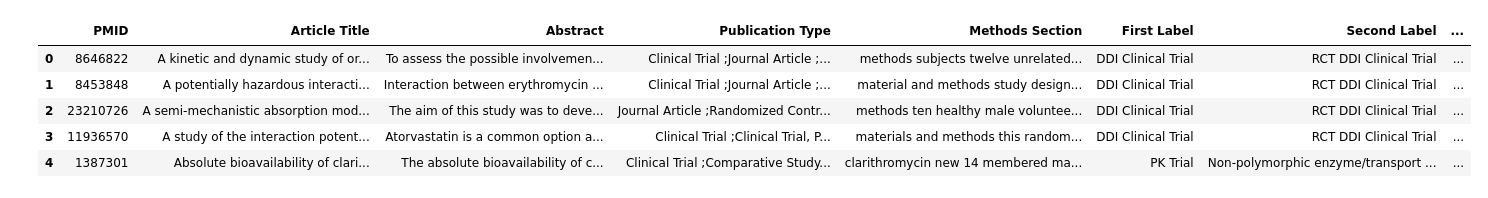
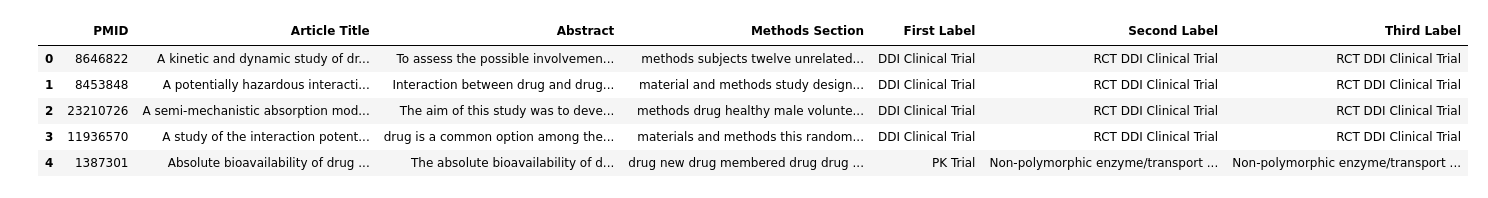
Before and after one commit to infoqualitylab/DDI_Evidence_Classification, a Jupyter notebook: Scripts/Multiclass_Classifier.ipynb, the cells around one changed output. Cells and saved outputs as stored; diff of their text form; code cells hidden in the pictures.

```diff
--- a/Scripts/Multiclass_Classifier.ipynb
+++ b/Scripts/Multiclass_Classifier.ipynb
@@ -1,16 +1,27 @@
 # %%
 #READ DATA FROM PREPROCESSED FILE
 import pandas as pd
 #CHANGE THE PATH TO THE FOLDER WHERE YOU STORE DATA
-df = pd.read_csv('/Users/phuong/Documents/JBI_paper/Data_files/Main_Data/All_Papers_Preprocessed.csv',encoding ='latin1')
+df_new = pd.read_csv('/Users/phuong/Documents/DDI_Evidence_Classification/Data/processed_Training_Papers.csv',encoding ='latin1')
+
+df_old = pd.read_csv('/Users/phuong/Documents/DDI_Evidence_Classification/Data/Training_Papers.csv',encoding ='latin1')
+df_old.head()
+
+df = pd.merge(df_new, df_old, on='PMID')
+df = df[['PMID','Article Title_x','Abstract_x','PMCID','First Label','Second Label',"Third Label"]]
+
+df.rename(columns = {'Article Title_x':'Article Title'}, inplace = True)
+df.rename(columns = {'Abstract_x':'Abstract'}, inplace = True)
+df.rename(columns = {'PMCID':'Methods Section'}, inplace = True)
+
 df.head()
 # %% [output]
-|  | PMID | Article Title | Abstract | Publication Type | Methods Section | First Label | Second Label | ... |
-| 0 | 8646822 | A kinetic and dynamic study of or... | To assess the possible involvemen... | Clinical Trial ;Journal Article ;... | methods subjects twelve unrelated... | DDI Clinical Trial | RCT DDI Clinical Trial | ... |
-| 1 | 8453848 | A potentially hazardous interacti... | Interaction between erythromycin ... | Clinical Trial ;Journal Article ;... | material and methods study design... | DDI Clinical Trial | RCT DDI Clinical Trial | ... |
-| 2 | 23210726 | A semi-mechanistic absorption mod... | The aim of this study was to deve... | Journal Article ;Randomized Contr... | methods ten healthy male voluntee... | DDI Clinical Trial | RCT DDI Clinical Trial | ... |
-| 3 | 11936570 | A study of the interaction potent... | Atorvastatin is a common option a... | Clinical Trial ;Clinical Trial, P... | materials and methods this random... | DDI Clinical Trial | RCT DDI Clinical Trial | ... |
-| 4 | 1387301 | Absolute bioavailability of clari... | The absolute bioavailability of c... | Clinical Trial ;Comparative Study... | clarithromycin new 14 membered ma... | PK Trial | Non-polymorphic enzyme/transport ... | ... |
+|  | PMID | Article Title | Abstract | Methods Section | First Label | Second Label | Third Label |
+| 0 | 8646822 | A kinetic and dynamic study of dr... | To assess the possible involvemen... | methods subjects twelve unrelated... | DDI Clinical Trial | RCT DDI Clinical Trial | RCT DDI Clinical Trial |
+| 1 | 8453848 | A potentially hazardous interacti... | Interaction between drug and drug... | material and methods study design... | DDI Clinical Trial | RCT DDI Clinical Trial | RCT DDI Clinical Trial |
+| 2 | 23210726 | A semi-mechanistic absorption mod... | The aim of this study was to deve... | methods drug healthy male volunte... | DDI Clinical Trial | RCT DDI Clinical Trial | RCT DDI Clinical Trial |
+| 3 | 11936570 | A study of the interaction potent... | drug is a common option among the... | materials and methods this random... | DDI Clinical Trial | RCT DDI Clinical Trial | RCT DDI Clinical Trial |
+| 4 | 1387301 | Absolute bioavailability of drug ... | The absolute bioavailability of d... | drug new drug membered drug drug ... | PK Trial | Non-polymorphic enzyme/transport ... | Non-polymorphic enzyme/transport ... |
 # %%
 #GENERATED LABELS FOR THE DATA
 from io import StringIO
```
Also changed, not shown: parts of 4 cells of this notebook, 4 other files.
